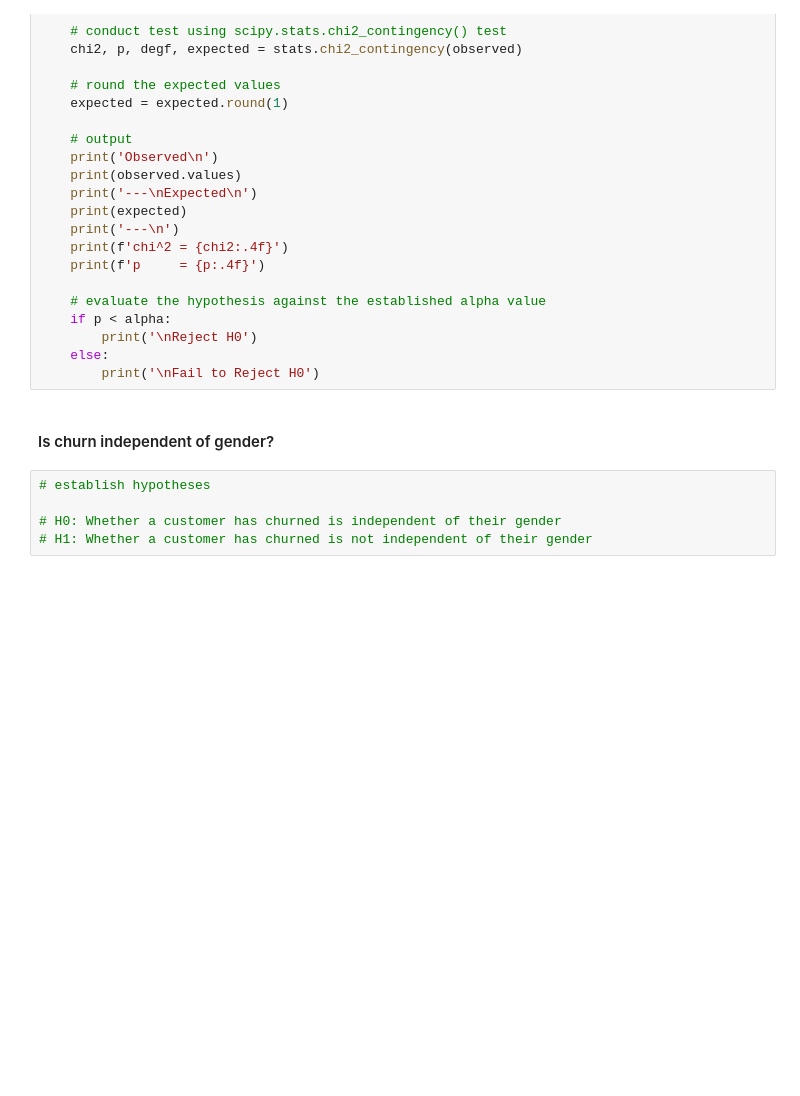
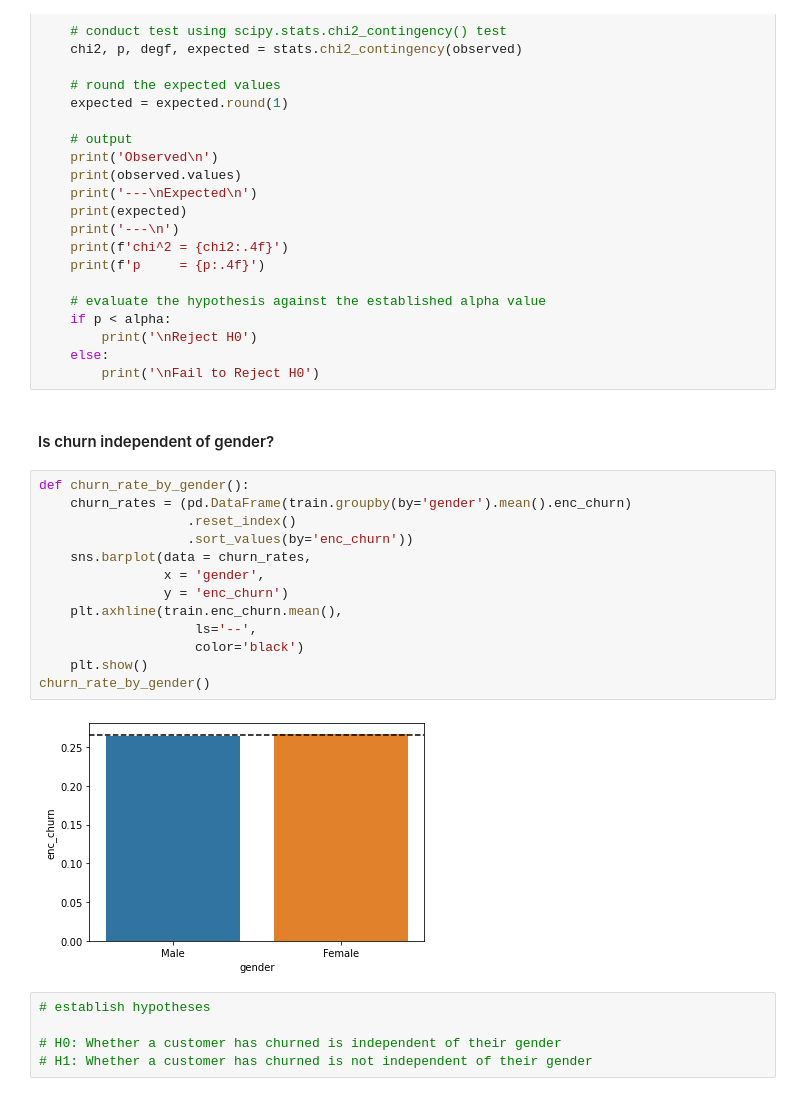
Before and after one commit to bensmith07/telco-churn-project, a Jupyter notebook: telco_churn_project.ipynb, the cells around one changed output. Drawn from its saved outputs; the diff is of its cells as text; blank space fills up the shorter version.

Commit message:
added visualizations (and corresponding functions) for churn rates by gender, senior_citizen, partner, and dependents

```diff
--- a/telco_churn_project.ipynb
+++ b/telco_churn_project.ipynb
@@ -496,6 +540,21 @@ def chi2_test(data_for_category1, data_for_category2, alpha=.05):
         print('\nFail to Reject H0')
 # %% [markdown]
 #### Is churn independent of gender?
+# %%
+def churn_rate_by_gender():
+    churn_rates = (pd.DataFrame(train.groupby(by='gender').mean().enc_churn)
+                   .reset_index()
+                   .sort_values(by='enc_churn'))
+    sns.barplot(data = churn_rates,
+                x = 'gender',
+                y = 'enc_churn')
+    plt.axhline(train.enc_churn.mean(),
+                    ls='--',
+                    color='black')
+    plt.show()
+churn_rate_by_gender()
+# %% [output]
+[figure, added]
 # %%
 # establish hypotheses
 
```
Also changed, not shown: parts of 9 cells of this notebook, 2 other files.
